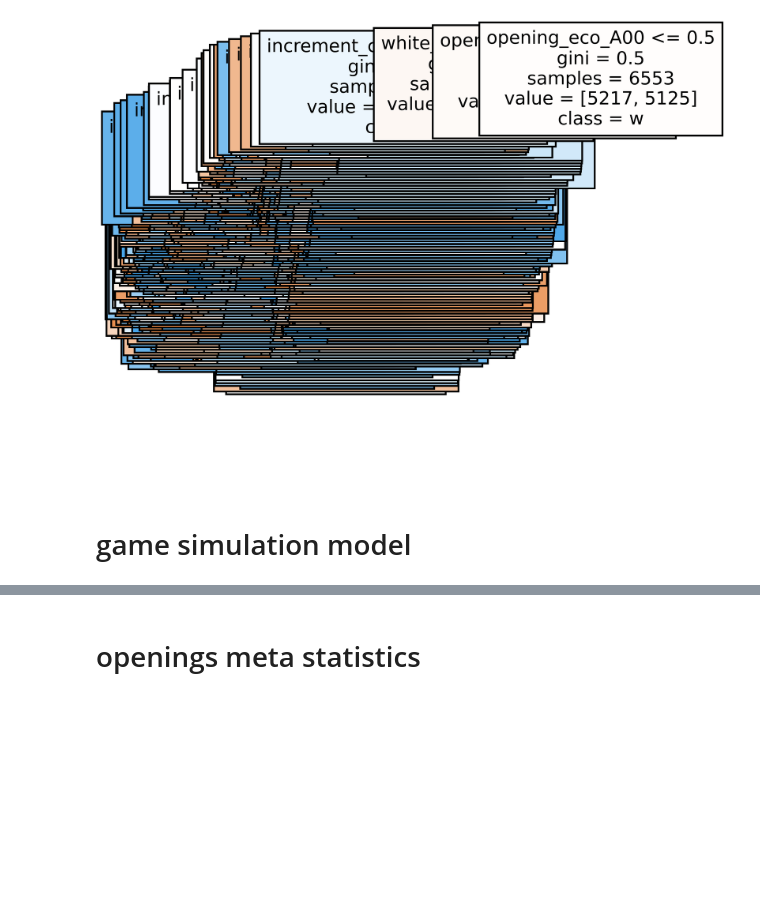
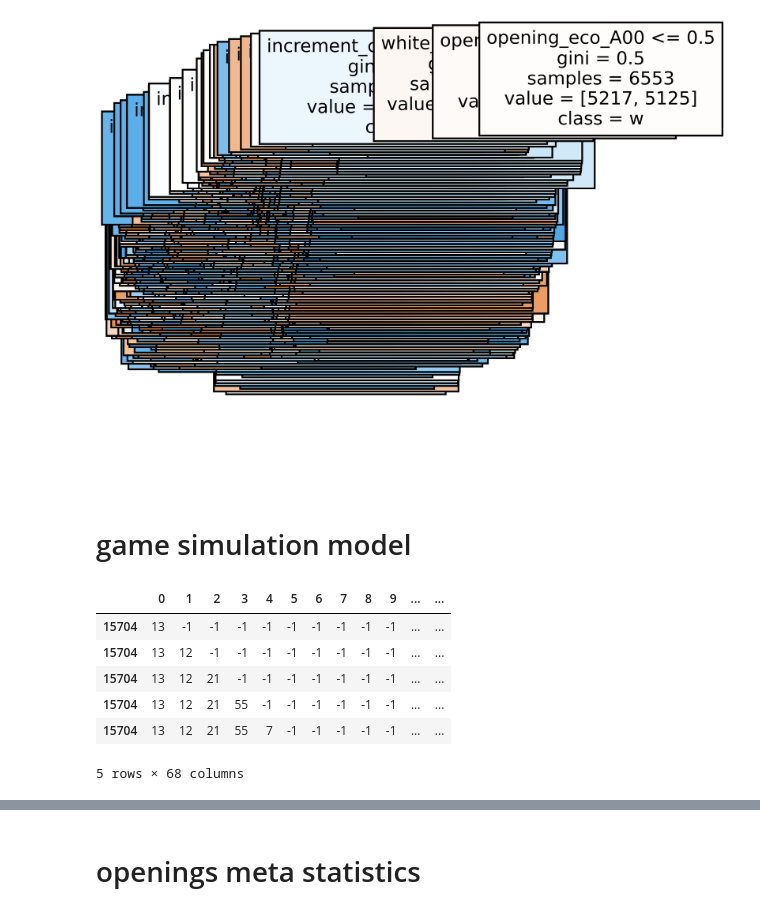
Before and after one commit to jonrosner/chess-game-analysis, a Jupyter notebook: JLM_notebook.ipynb, the cells around one changed output, grey strips where cells are left out. Saved outputs shown, nothing was run; the diff lists cells and outputs as text; code cells hidden in the pictures; blank space fills up the shorter version.

```diff
--- a/JLM_notebook.ipynb
+++ b/JLM_notebook.ipynb
@@ -491,4 +491,55 @@ KeyboardInterrupt:
 [figure]
 # %% [markdown]
 # game simulation model
+# %%
+#data preparation
+df = pd.read_csv('games.csv')
+df = df.sample(n=5000, random_state=13)
+
+#add duration column
+df['duration'] = df['last_move_at'] - df['created_at']
+
+#split list in Series of "moves" column into separate columns and save to move_df variable
+moves_df = df['moves'].apply(lambda x : pd.Series(x.split(' ')))
+
+#reduce moves columns to first 50 moves
+moves_df_reduced = moves_df.loc[:,0:50]
+
+#encode moves columns
+from sklearn.preprocessing import LabelEncoder
+labelencoder = LabelEncoder()
+moves_df_reduced = moves_df_reduced.applymap(str).apply(LabelEncoder().fit_transform)
+
+#map to integers
+#flatten into list
+#all_moves = moves_df_reduced.values.flatten().tolist()
+#all_moves_set = set(all_moves) #set has each individual element once
+#list_set_all_moves = list(all_moves_set)
+
+
+#def map_to_move_label(move):
+    #label = list_set_all_moves.index(move)
+    #return label
+
+#moves_df_reduced.applymap(map_to_move_label)
+
+df = moves_df_reduced.join(df)
+#create and append rows for each individual move
+rows_new = []
+for index, row in df.iterrows():
+    for i in range(1,50):
+        new_row = row.copy()
+        for j in range(i,50):
+            new_row[j]=-1
+        rows_new.append(new_row)
+df_new = pd.DataFrame(rows_new, columns=df.columns)
+df_new.head(n=5)
+# %% [output]
+|  | 0 | 1 | 2 | 3 | 4 | 5 | 6 | 7 | 8 | 9 | ... | ... |
+| 15704 | 13 | -1 | -1 | -1 | -1 | -1 | -1 | -1 | -1 | -1 | ... | ... |
+| 15704 | 13 | 12 | -1 | -1 | -1 | -1 | -1 | -1 | -1 | -1 | ... | ... |
+| 15704 | 13 | 12 | 21 | -1 | -1 | -1 | -1 | -1 | -1 | -1 | ... | ... |
+| 15704 | 13 | 12 | 21 | 55 | -1 | -1 | -1 | -1 | -1 | -1 | ... | ... |
+| 15704 | 13 | 12 | 21 | 55 | 7 | -1 | -1 | -1 | -1 | -1 | ... | ... |
+5 rows × 68 columns
 # %%
```
Also changed, not shown: parts of 8 cells of this notebook, 2 other files.
